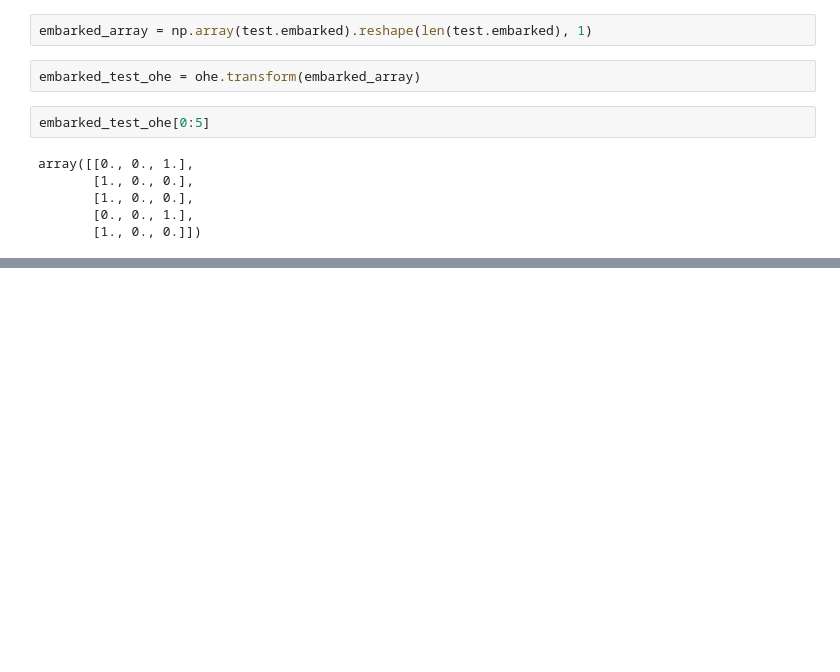
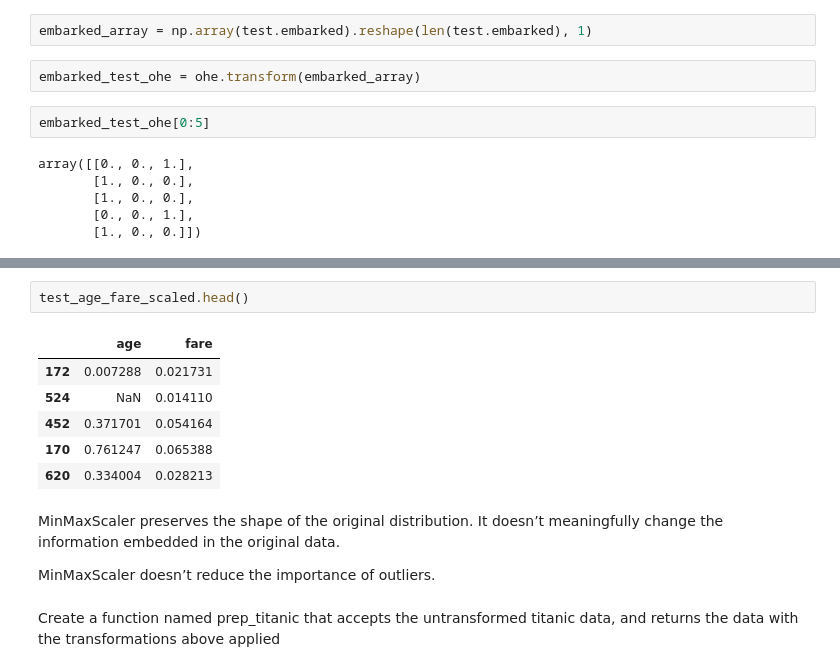
Before and after one commit to Jeff-Hutchins/ds-methodologies-exercises, a Jupyter notebook: classification/classification_exercises.ipynb, the cells around one changed output, grey strips where cells are left out. Cells and saved outputs as stored; diff of their text form; blank space fills up the shorter version.

```diff
--- a/classification/classification_exercises.ipynb
+++ b/classification/classification_exercises.ipynb
@@ -532,0 +601,15 @@ def prep_titanic:
+# %%
+test_age_fare_scaled.head()
+# %% [output]
+|  | age | fare |
+| 172 | 0.007288 | 0.021731 |
+| 524 | NaN | 0.014110 |
+| 452 | 0.371701 | 0.054164 |
+| 170 | 0.761247 | 0.065388 |
+| 620 | 0.334004 | 0.028213 |
+# %% [markdown]
+MinMaxScaler preserves the shape of the original distribution. It doesn’t meaningfully change the information embedded in the original data.
+
+MinMaxScaler doesn’t reduce the importance of outliers.
+# %% [markdown]
+Create a function named prep_titanic that accepts the untransformed titanic data, and returns the data with the transformations above applied
```
Also changed, not shown: parts of 25 cells of this notebook.
